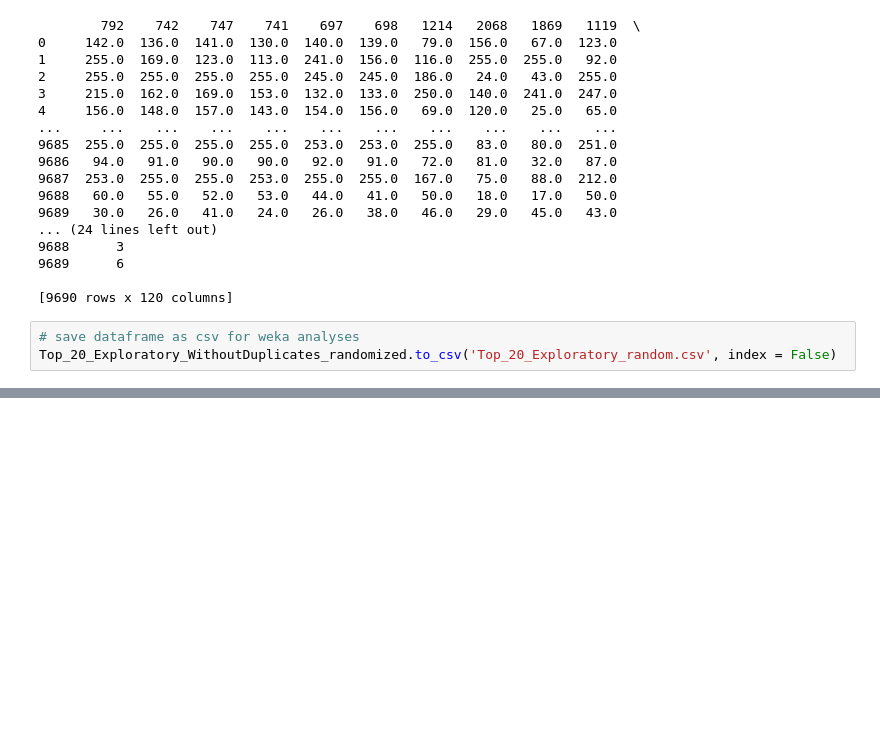
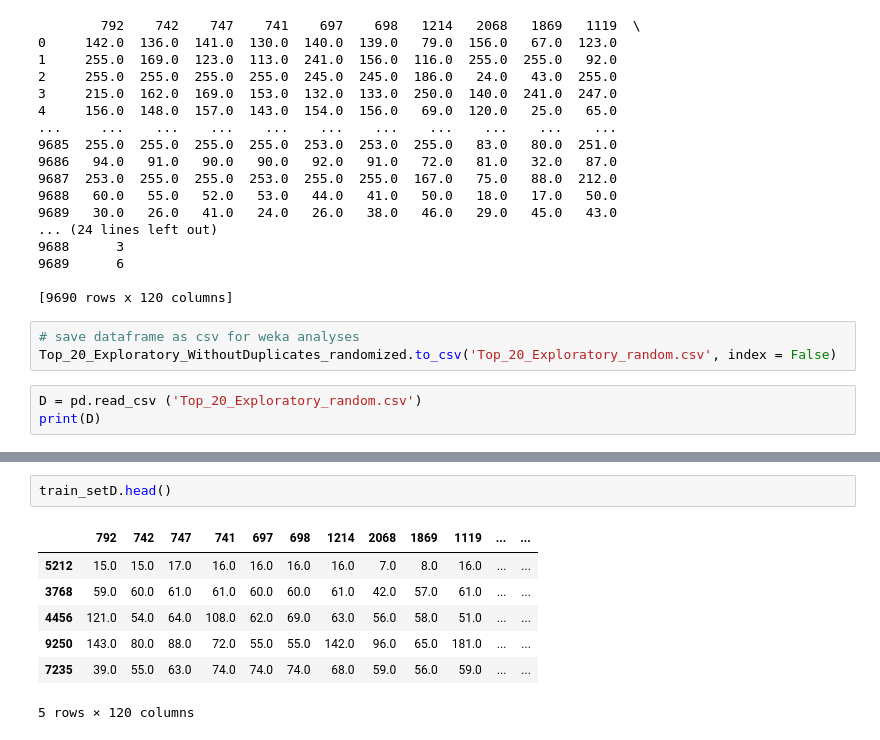
Before and after one commit to RachPatel/Data-Mining-Machine-Learning-CW1-Team-20, a Jupyter notebook: Data Exploration.ipynb, the cells around one changed output, grey strips where cells are left out. Saved outputs shown, nothing was run; the diff lists cells and outputs as text; blank space fills up the shorter version.

```diff
--- a/Data Exploration.ipynb
+++ b/Data Exploration.ipynb
@@ -903,3 +946,6 @@ print(Top_20_Exploratory_WithoutDuplicates_randomized)
 # %%
 # save dataframe as csv for weka analyses
 Top_20_Exploratory_WithoutDuplicates_randomized.to_csv('Top_20_Exploratory_random.csv', index = False)
+# %%
+D = pd.read_csv ('Top_20_Exploratory_random.csv')
+print(D)
@@ -905,0 +1165,10 @@ Top_20_Exploratory_WithoutDuplicates_randomized.to_csv('Top_20_Exploratory_rando
+# %%
+train_setD.head()
+# %% [output]
+|  | 792 | 742 | 747 | 741 | 697 | 698 | 1214 | 2068 | 1869 | 1119 | ... | ... |
+| 5212 | 15.0 | 15.0 | 17.0 | 16.0 | 16.0 | 16.0 | 16.0 | 7.0 | 8.0 | 16.0 | ... | ... |
+| 3768 | 59.0 | 60.0 | 61.0 | 61.0 | 60.0 | 60.0 | 61.0 | 42.0 | 57.0 | 61.0 | ... | ... |
+| 4456 | 121.0 | 54.0 | 64.0 | 108.0 | 62.0 | 69.0 | 63.0 | 56.0 | 58.0 | 51.0 | ... | ... |
+| 9250 | 143.0 | 80.0 | 88.0 | 72.0 | 55.0 | 55.0 | 142.0 | 96.0 | 65.0 | 181.0 | ... | ... |
+| 7235 | 39.0 | 55.0 | 63.0 | 74.0 | 74.0 | 74.0 | 68.0 | 59.0 | 56.0 | 59.0 | ... | ... |
+5 rows × 120 columns
```
Also changed, not shown: parts of 69 cells of this notebook.
